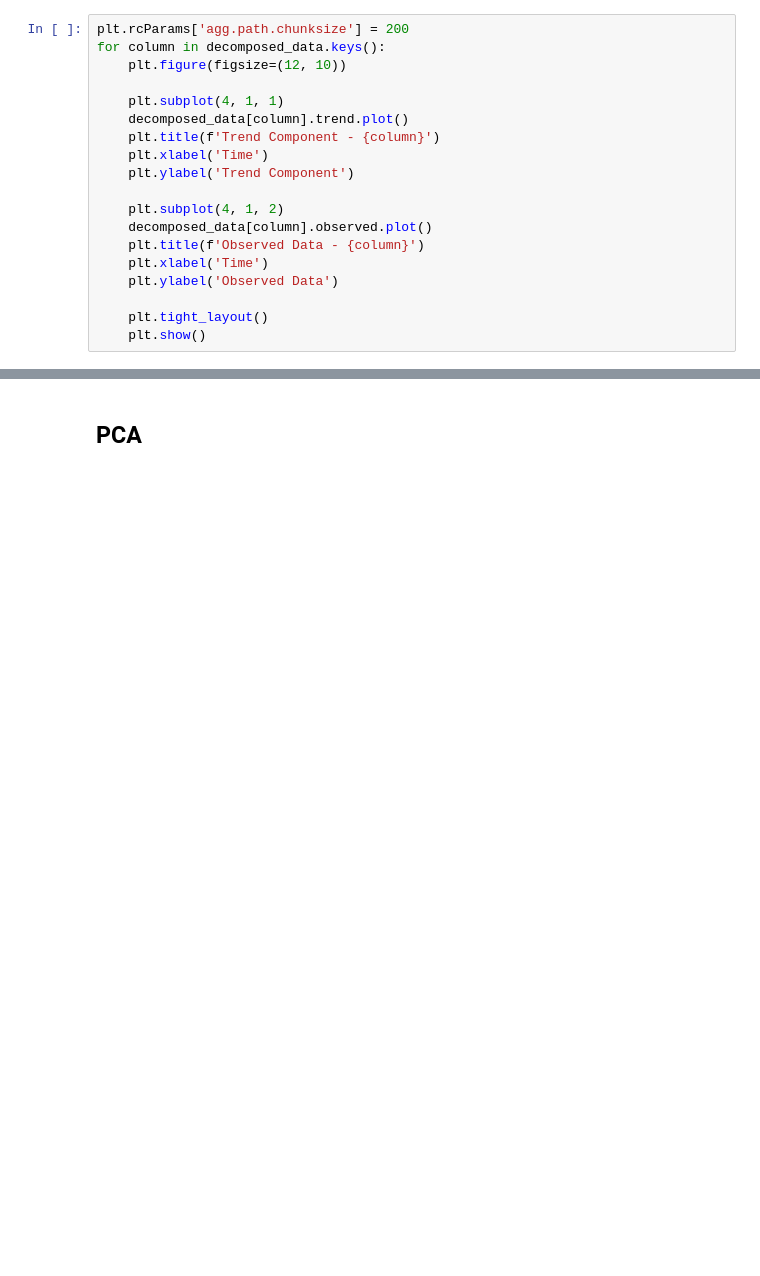
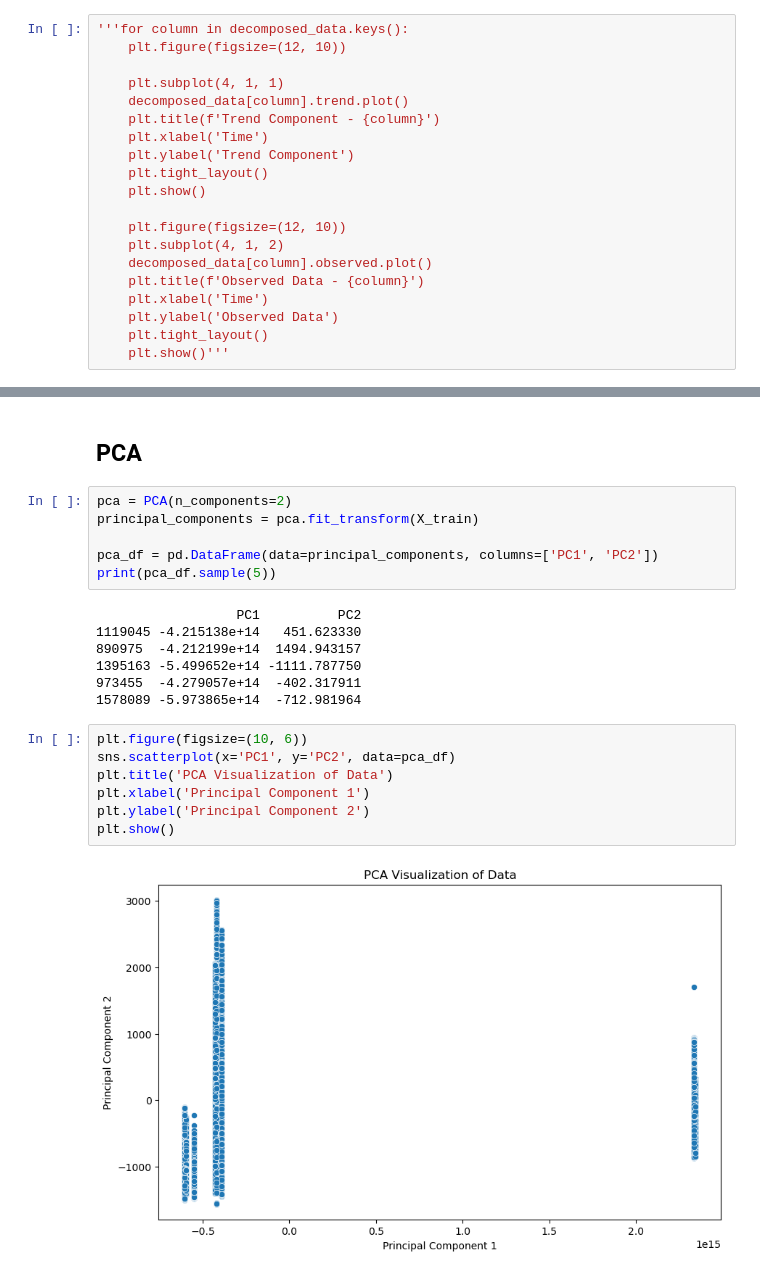
Before and after one commit to sienkozuzanna/ml-activity-detection, a Jupyter notebook: eda/eda.ipynb, the cells around one changed output, grey strips where cells are left out. Cells and saved outputs as stored; diff of their text form; blank space fills up the shorter version.

```diff
--- a/eda/eda.ipynb
+++ b/eda/eda.ipynb
@@ -172,8 +175,7 @@ for column in X_train.columns:
     decomposition = seasonal_decompose(X_train[column], model='additive', period=1)
     decomposed_data[column] = decomposition
 # %%
-plt.rcParams['agg.path.chunksize'] = 200
-for column in decomposed_data.keys():
+'''for column in decomposed_data.keys():
     plt.figure(figsize=(12, 10))
 
     plt.subplot(4, 1, 1)
@@ -181,13 +183,15 @@ for column in decomposed_data.keys():
     plt.title(f'Trend Component - {column}')
     plt.xlabel('Time')
     plt.ylabel('Trend Component')
+    plt.tight_layout()
+    plt.show()
 
+    plt.figure(figsize=(12, 10))
     plt.subplot(4, 1, 2)
     decomposed_data[column].observed.plot()
     plt.title(f'Observed Data - {column}')
     plt.xlabel('Time')
     plt.ylabel('Observed Data')
-
     plt.tight_layout()
-    plt.show()
+    plt.show()'''
 # %% [output]
@@ -222,3 +237,25 @@ m
 [interactive output not drawn]
 # %% [markdown]
 ## PCA
+# %%
+pca = PCA(n_components=2)
+principal_components = pca.fit_transform(X_train)
+
+pca_df = pd.DataFrame(data=principal_components, columns=['PC1', 'PC2'])
+print(pca_df.sample(5))
+# %% [output]
+                  PC1          PC2
+1119045 -4.215138e+14   451.623330
+890975  -4.212199e+14  1494.943157
+1395163 -5.499652e+14 -1111.787750
+973455  -4.279057e+14  -402.317911
+1578089 -5.973865e+14  -712.981964
+# %%
+plt.figure(figsize=(10, 6))
+sns.scatterplot(x='PC1', y='PC2', data=pca_df)
+plt.title('PCA Visualization of Data')
+plt.xlabel('Principal Component 1')
+plt.ylabel('Principal Component 2')
+plt.show()
+# %% [output]
+[figure, added]
```
Also changed, not shown: parts of 12 cells of this notebook, 3 other files.
